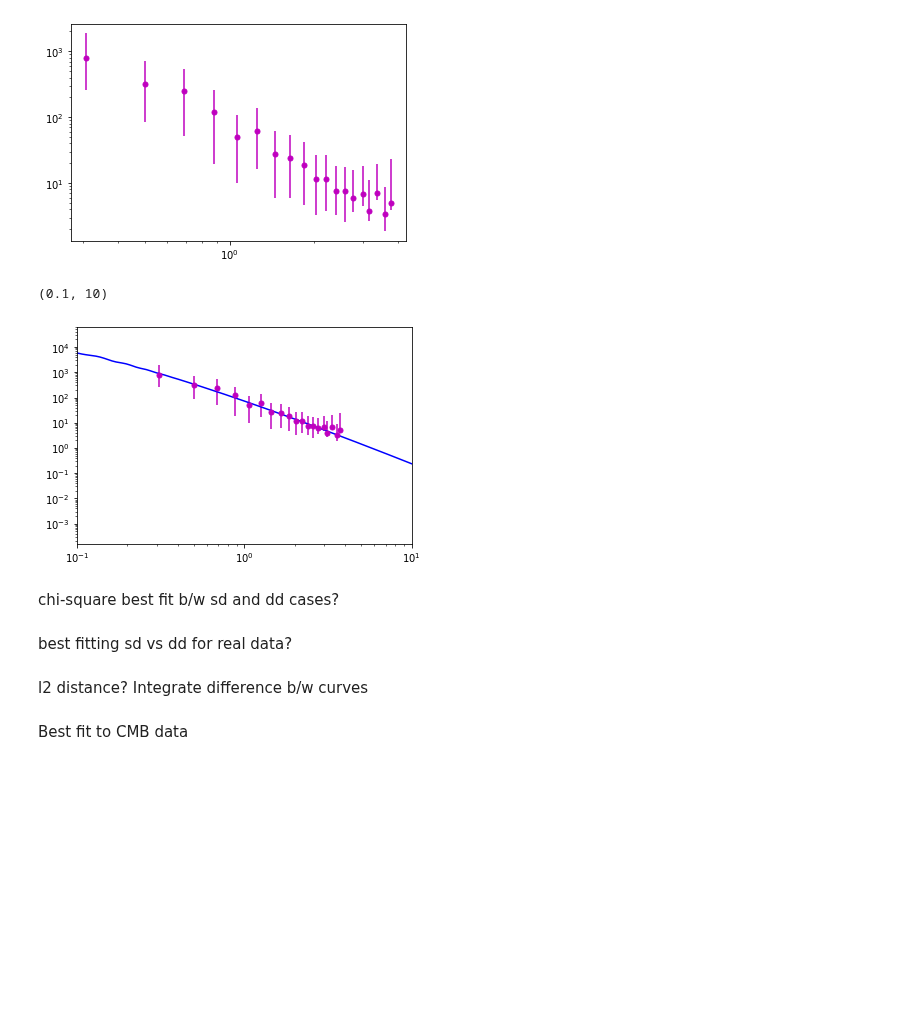
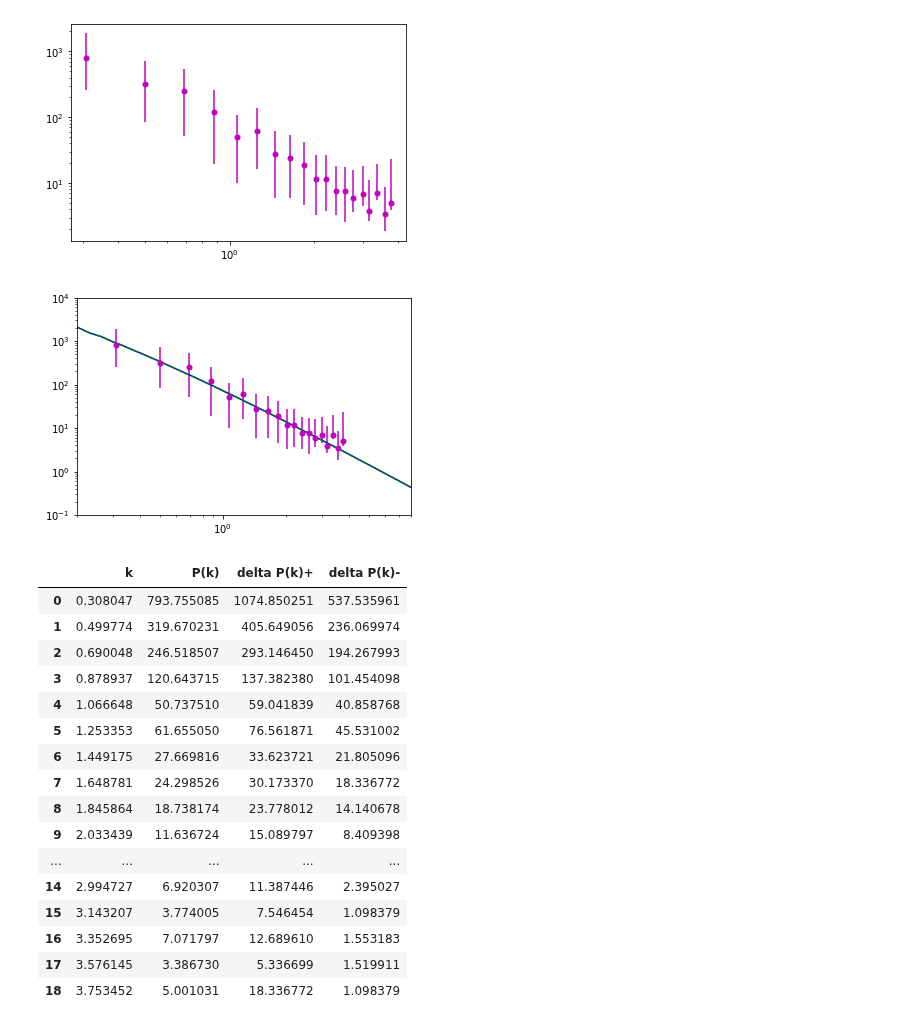
Before and after one commit to NolanSmyth/class_recoupling, a Jupyter notebook: analyze_interps.ipynb, the cells around one changed output. Saved outputs shown, nothing was run; the diff lists cells and outputs as text; code cells hidden in the pictures; blank space fills up the shorter version.

```diff
--- a/analyze_interps.ipynb
+++ b/analyze_interps.ipynb
@@ -227,6 +227,6 @@ plt.show()
 # %%
 columns = ["k", "P(k)", "delta P(k)+", "delta P(k)-"]
-df = pd.read_csv("DESBOSS.csv", header=None)
+df = pd.read_csv("BOSS.csv", header=None)
 df.columns = columns
 yerr = np.array([df["delta P(k)-"], df['delta P(k)+']])
 # %%
@@ -236,19 +236,34 @@ plt.yscale('log')
 # %% [output]
 [figure]
 # %%
-plt.plot(kk, pk_dd_interp((T_rec_arr[idx], A_rec_arr[idx], kk)),'b', label='data1_dd')
+plot_idx=48
+plt.plot(kk, pk_dd_interp((T_rec_arr[plot_idx], A_rec_arr[plot_idx], kk)),'b', label='data1_dd')
+plt.plot(kk, pk_dd_interp((T_rec_arr[0], A_rec_arr[0], kk)),'g--', label='data0_dd')
 plt.errorbar(df['k'], df['P(k)'], yerr, marker='o', ms=5, color='m', ls='none')
 plt.xscale('log')
 plt.yscale('log')
-plt.xlim(0.1,10)
+plt.xlim(0.2,8)
+plt.ylim(1e-1,1e4)
+plt.show()
 # %% [output]
-(0.1, 10)
-[figure, old version]
+[figure, new version]
-# %% [markdown]
-chi-square best fit b/w sd and dd cases?
-# %% [markdown]
-best fitting sd vs dd for real data?
-# %% [markdown]
-l2 distance? Integrate difference b/w curves
-# %% [markdown]
-Best fit to CMB data
+# %%
+df
+# %% [output]
+|  | k | P(k) | delta P(k)+ | delta P(k)- |
+| 0 | 0.308047 | 793.755085 | 1074.850251 | 537.535961 |
+| 1 | 0.499774 | 319.670231 | 405.649056 | 236.069974 |
+| 2 | 0.690048 | 246.518507 | 293.146450 | 194.267993 |
+| 3 | 0.878937 | 120.643715 | 137.382380 | 101.454098 |
+| 4 | 1.066648 | 50.737510 | 59.041839 | 40.858768 |
+| 5 | 1.253353 | 61.655050 | 76.561871 | 45.531002 |
+| 6 | 1.449175 | 27.669816 | 33.623721 | 21.805096 |
+| 7 | 1.648781 | 24.298526 | 30.173370 | 18.336772 |
+| 8 | 1.845864 | 18.738174 | 23.778012 | 14.140678 |
+| 9 | 2.033439 | 11.636724 | 15.089797 | 8.409398 |
+| ... | ... | ... | ... | ... |
+| 14 | 2.994727 | 6.920307 | 11.387446 | 2.395027 |
+| 15 | 3.143207 | 3.774005 | 7.546454 | 1.098379 |
+| 16 | 3.352695 | 7.071797 | 12.689610 | 1.553183 |
+| 17 | 3.576145 | 3.386730 | 5.336699 | 1.519911 |
+| 18 | 3.753452 | 5.001031 | 18.336772 | 1.098379 |
```
Also changed, not shown: parts of 1 cell of this notebook, 1 other file.
